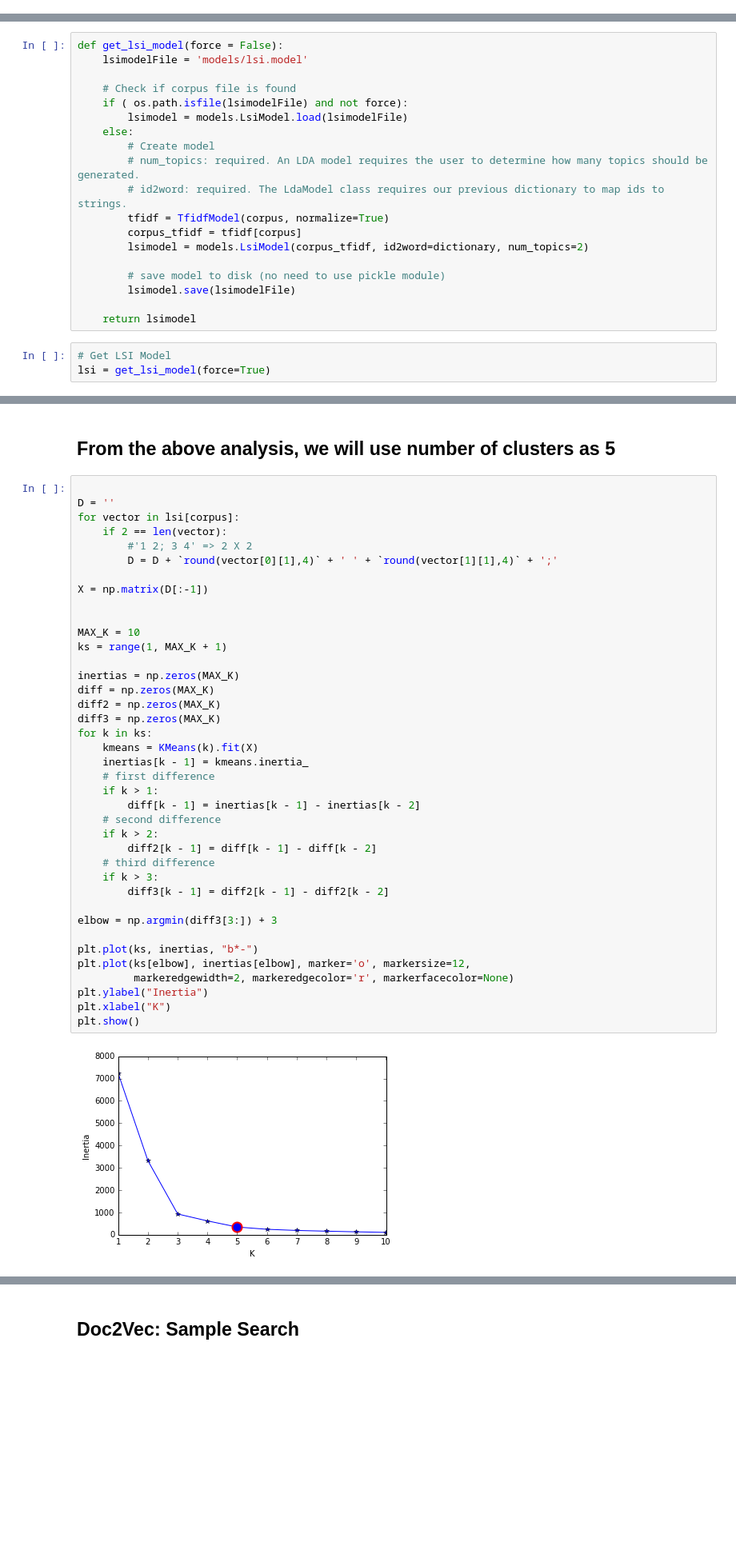
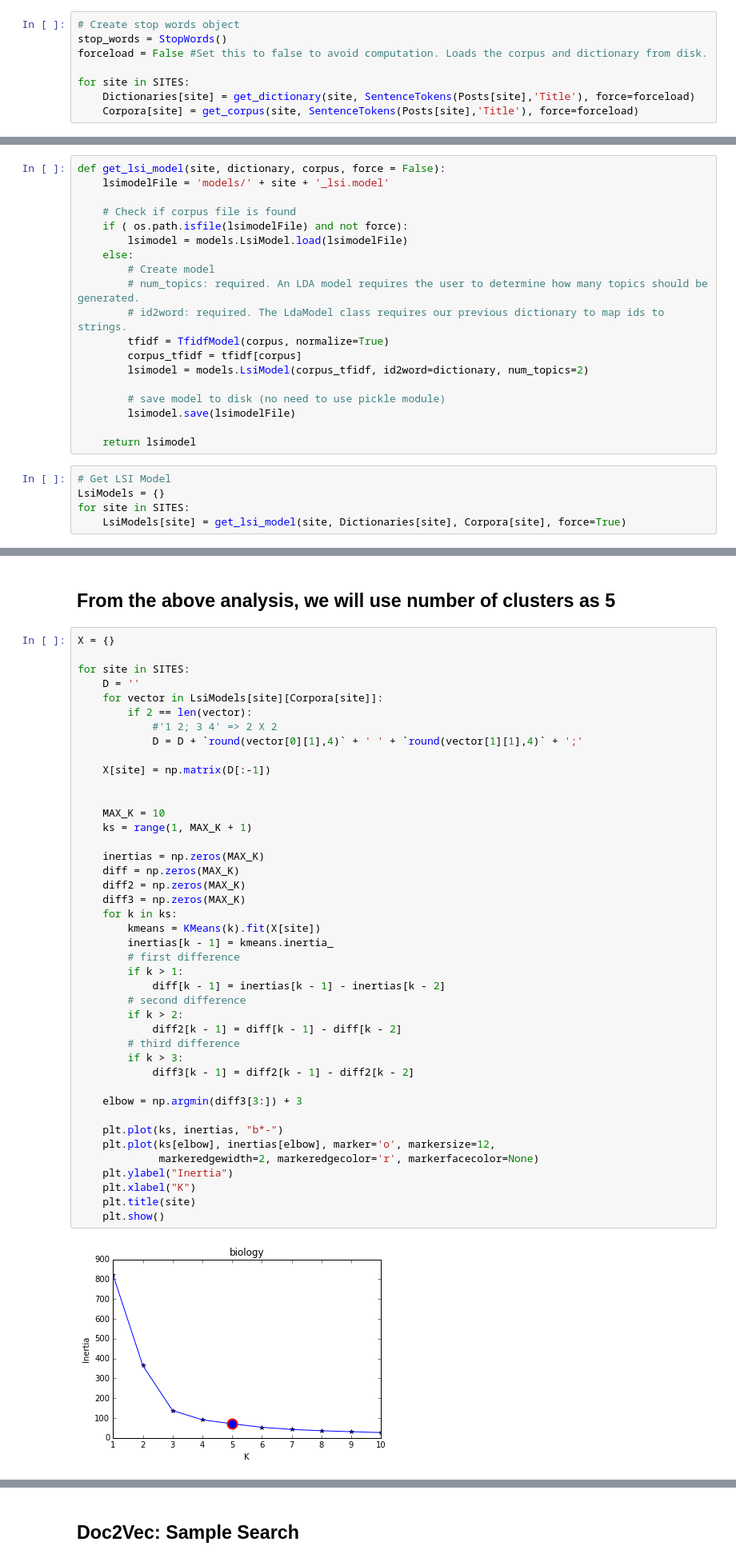
Before and after one commit to dhruvaray/soml, a Jupyter notebook: index.ipynb, the cells around one changed output, grey strips where cells are left out. Shown at 80% size. Saved outputs shown, nothing was run; the diff lists cells and outputs as text; blank space fills up the shorter version.

Commit message:
updated nb to support multiple sites and some modularization

```diff
--- a/index.ipynb
+++ b/index.ipynb
@@ -232,3 +240,11 @@ corpus = get_corpus(force=forceload)
+# %%
+# Create stop words object
+stop_words = StopWords()
+forceload = False #Set this to false to avoid computation. Loads the corpus and dictionary from disk.
+
+for site in SITES:
+    Dictionaries[site] = get_dictionary(site, SentenceTokens(Posts[site],'Title'), force=forceload)
+    Corpora[site] = get_corpus(site, SentenceTokens(Posts[site],'Title'), force=forceload)
 # %% [markdown]
 ## 1. Find out the number of topics
 ===========================================
@@ -237,8 +253,8 @@ We were not aware of the number of topic, so we decided to reduce the number of
 
 One such transform is the Latent Semantic Indexing (LSI) transform, which we use to project the original data to 2D.
 # %%
-def get_lsi_model(force = False):
-    lsimodelFile = 'models/lsi.model'
+def get_lsi_model(site, dictionary, corpus, force = False):
+    lsimodelFile = 'models/' + site + '_lsi.model'
 
     # Check if corpus file is found
     if ( os.path.isfile(lsimodelFile) and not force):
@@ -257,7 +273,9 @@ def get_lsi_model(force = False):
     return lsimodel
 # %%
 # Get LSI Model
-lsi = get_lsi_model(force=True)
+LsiModels = {}
+for site in SITES:
+    LsiModels[site] = get_lsi_model(site, Dictionaries[site], Corpora[site], force=True)
 # %% [markdown]
 We clustered the points in the this reduced space using KMeans, varying the number of clusters (K) from 1 to 10.
 We used the Inertia of the cluster provided by Scikit-Learn KMeans algorithm.
@@ -266,43 +284,46 @@ We used the Inertia of the cluster provided by Scikit-Learn KMeans algorithm.
 # %% [markdown]
 ## From the above analysis, we will use number of clusters as 5
 # %%
+X = {}
 
-D = ''
-for vector in lsi[corpus]:
-    if 2 == len(vector):
-        #'1 2; 3 4' => 2 X 2
-        D = D + `round(vector[0][1],4)` + ' ' + `round(vector[1][1],4)` + ';'
+for site in SITES:
+    D = ''
+    for vector in LsiModels[site][Corpora[site]]:
+        if 2 == len(vector):
+            #'1 2; 3 4' => 2 X 2
+            D = D + `round(vector[0][1],4)` + ' ' + `round(vector[1][1],4)` + ';'
 
-X = np.matrix(D[:-1])
+    X[site] = np.matrix(D[:-1])
 
 
-MAX_K = 10
-ks = range(1, MAX_K + 1)
+    MAX_K = 10
+    ks = range(1, MAX_K + 1)
 
-inertias = np.zeros(MAX_K)
-diff = np.zeros(MAX_K)
-diff2 = np.zeros(MAX_K)
-diff3 = np.zeros(MAX_K)
-for k in ks:
-    kmeans = KMeans(k).fit(X)
-    inertias[k - 1] = kmeans.inertia_
-    # first difference
-    if k > 1:
-        diff[k - 1] = inertias[k - 1] - inertias[k - 2]
-    # second difference
-    if k > 2:
-        diff2[k - 1] = diff[k - 1] - diff[k - 2]
-    # third difference
-    if k > 3:
-        diff3[k - 1] = diff2[k - 1] - diff2[k - 2]
+    inertias = np.zeros(MAX_K)
+    diff = np.zeros(MAX_K)
+    diff2 = np.zeros(MAX_K)
+    diff3 = np.zeros(MAX_K)
+    for k in ks:
+        kmeans = KMeans(k).fit(X[site])
+        inertias[k - 1] = kmeans.inertia_
+        # first difference
+        if k > 1:
+            diff[k - 1] = inertias[k - 1] - inertias[k - 2]
+        # second difference
+        if k > 2:
+            diff2[k - 1] = diff[k - 1] - diff[k - 2]
+        # third difference
+        if k > 3:
+            diff3[k - 1] = diff2[k - 1] - diff2[k - 2]
 
-elbow = np.argmin(diff3[3:]) + 3
+    elbow = np.argmin(diff3[3:]) + 3
 
-plt.plot(ks, inertias, "b*-")
-plt.plot(ks[elbow], inertias[elbow], marker='o', markersize=12,
-         markeredgewidth=2, markeredgecolor='r', markerfacecolor=None)
-plt.ylabel("Inertia")
-plt.xlabel("K")
-plt.show()
+    plt.plot(ks, inertias, "b*-")
+    plt.plot(ks[elbow], inertias[elbow], marker='o', markersize=12,
+             markeredgewidth=2, markeredgecolor='r', markerfacecolor=None)
+    plt.ylabel("Inertia")
+    plt.xlabel("K")
+    plt.title(site)
+    plt.show()
 # %% [output]
-[figure, old version]
+[figure, new version]
```
Also changed, not shown: parts of 39 cells of this notebook, 38 other files.
